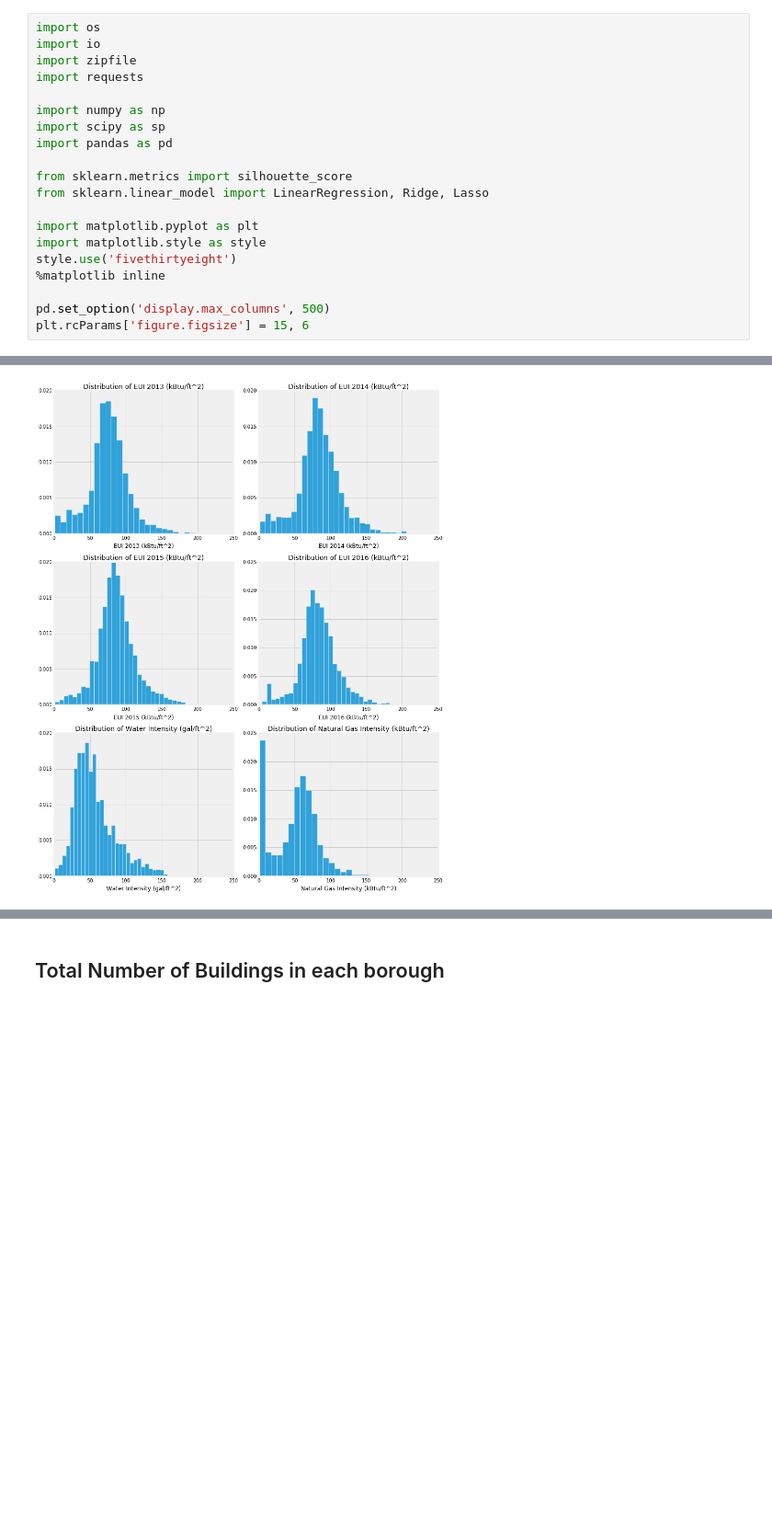
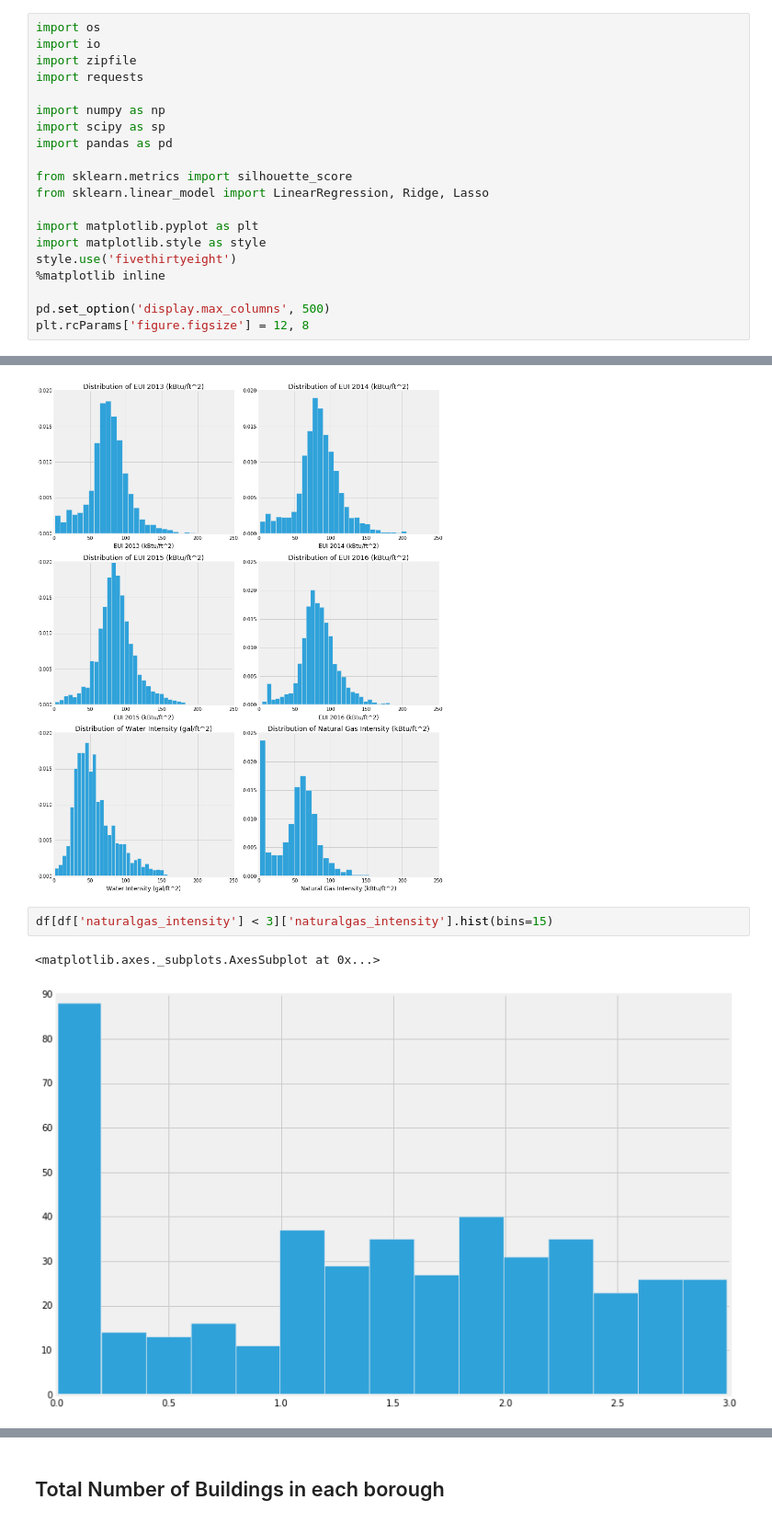
Before and after one commit to td928/CAUI_team1_Final_Project, a Jupyter notebook: Visualization.ipynb, the cells around one changed output, grey strips where cells are left out. Shown: that part at 92% size. Cells and saved outputs as stored; diff of their text form; blank space fills up the shorter version.

```diff
--- a/Visualization.ipynb
+++ b/Visualization.ipynb
@@ -22,7 +22,7 @@ style.use('fivethirtyeight')
 %matplotlib inline
 
 pd.set_option('display.max_columns', 500)
-plt.rcParams['figure.figsize'] = 15, 6
+plt.rcParams['figure.figsize'] = 12, 8
 # %%
 def makeCorrPlots(x, y, df, log=False):
     """Takes two variables as inputs, fits a univariate linear regression model,
@@ -171,4 +163,9 @@ for i, (name, col) in enumerate(zip(names, columns), 1):
 plt.tight_layout()
 # %% [output]
 [figure]
+# %%
+df[df['naturalgas_intensity'] < 3]['naturalgas_intensity'].hist(bins=15)
+# %% [output]
+<matplotlib.axes._subplots.AxesSubplot at 0x...>
+[figure, added]
 # %%
```
Also changed, not shown: parts of 5 cells of this notebook, 3 other files.
